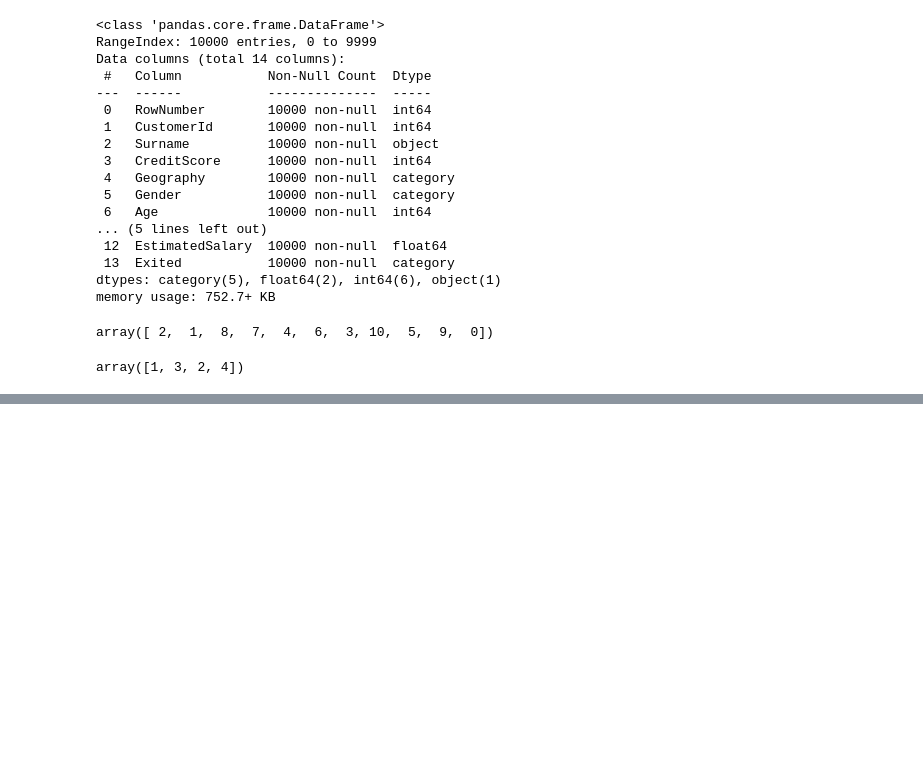
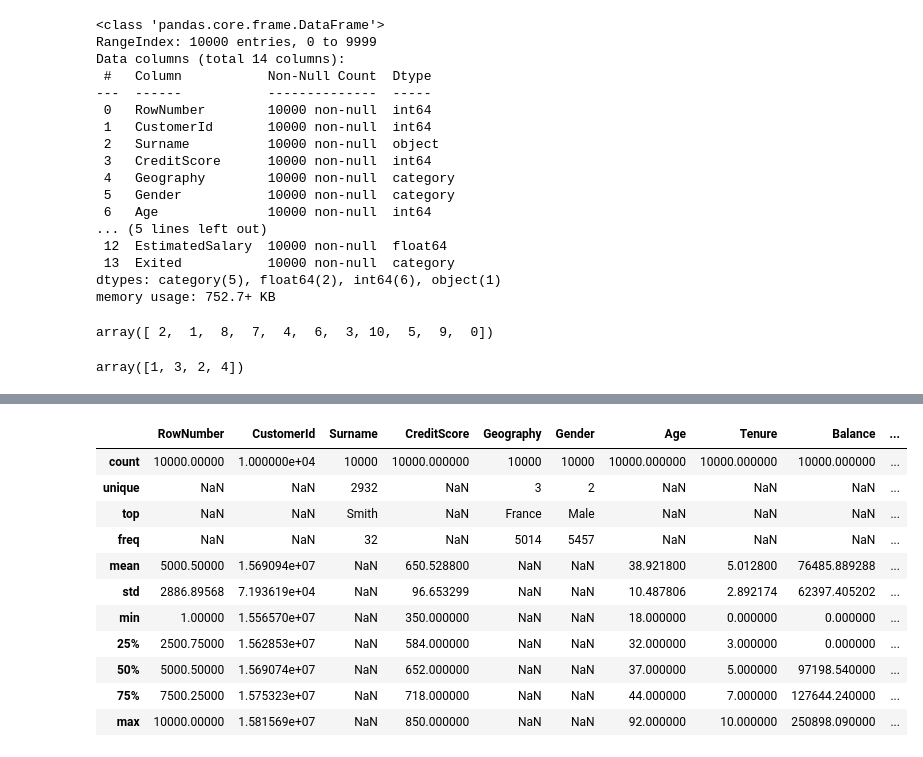
Before and after one commit to CabHug/Portfolio, a Jupyter notebook: Practicas/Churn_on _bank_industry/data_treatment.ipynb, the cells around one changed output, grey strips where cells are left out. Saved outputs shown, nothing was run; the diff lists cells and outputs as text; code cells hidden in the pictures; blank space fills up the shorter version.

Commit message:
Expand dataframe analysis

```diff
--- a/Practicas/Churn_on _bank_industry/data_treatment.ipynb
+++ b/Practicas/Churn_on _bank_industry/data_treatment.ipynb
@@ -115,0 +143,16 @@ array([1, 0])
+# %%
+# con este comando puedo incluir todas las variables del dataframe para hacer el describe
+churm_df.describe(include='all')
+# %% [output]
+|  | RowNumber | CustomerId | Surname | CreditScore | Geography | Gender | Age | Tenure | Balance | ... |
+| count | 10000.00000 | 1.000000e+04 | 10000 | 10000.000000 | 10000 | 10000 | 10000.000000 | 10000.000000 | 10000.000000 | ... |
+| unique | NaN | NaN | 2932 | NaN | 3 | 2 | NaN | NaN | NaN | ... |
+| top | NaN | NaN | Smith | NaN | France | Male | NaN | NaN | NaN | ... |
+| freq | NaN | NaN | 32 | NaN | 5014 | 5457 | NaN | NaN | NaN | ... |
+| mean | 5000.50000 | 1.569094e+07 | NaN | 650.528800 | NaN | NaN | 38.921800 | 5.012800 | 76485.889288 | ... |
+| std | 2886.89568 | 7.193619e+04 | NaN | 96.653299 | NaN | NaN | 10.487806 | 2.892174 | 62397.405202 | ... |
+| min | 1.00000 | 1.556570e+07 | NaN | 350.000000 | NaN | NaN | 18.000000 | 0.000000 | 0.000000 | ... |
+| 25% | 2500.75000 | 1.562853e+07 | NaN | 584.000000 | NaN | NaN | 32.000000 | 3.000000 | 0.000000 | ... |
+| 50% | 5000.50000 | 1.569074e+07 | NaN | 652.000000 | NaN | NaN | 37.000000 | 5.000000 | 97198.540000 | ... |
+| 75% | 7500.25000 | 1.575323e+07 | NaN | 718.000000 | NaN | NaN | 44.000000 | 7.000000 | 127644.240000 | ... |
+| max | 10000.00000 | 1.581569e+07 | NaN | 850.000000 | NaN | NaN | 92.000000 | 10.000000 | 250898.090000 | ... |
```
Also changed, not shown: parts of 5 cells of this notebook, 1 other file.
